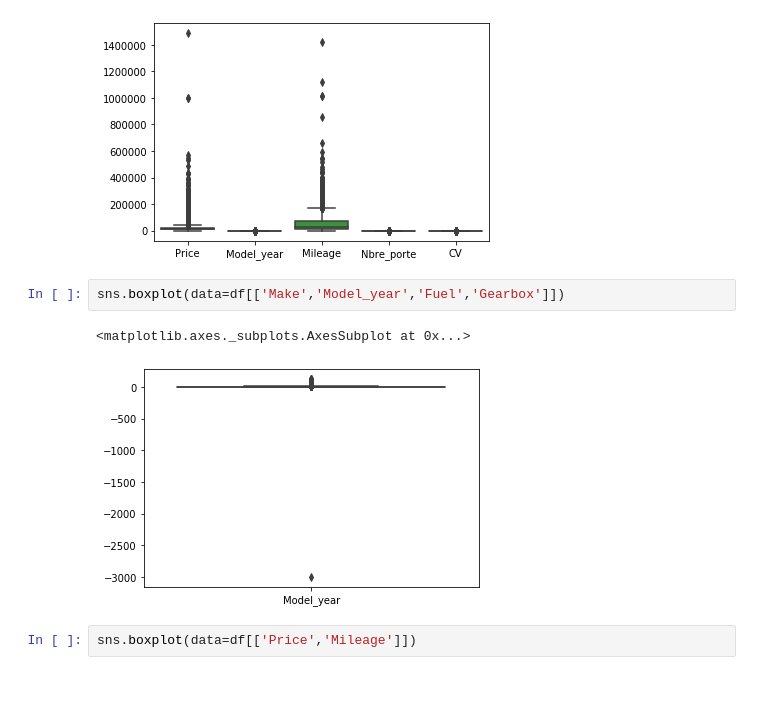
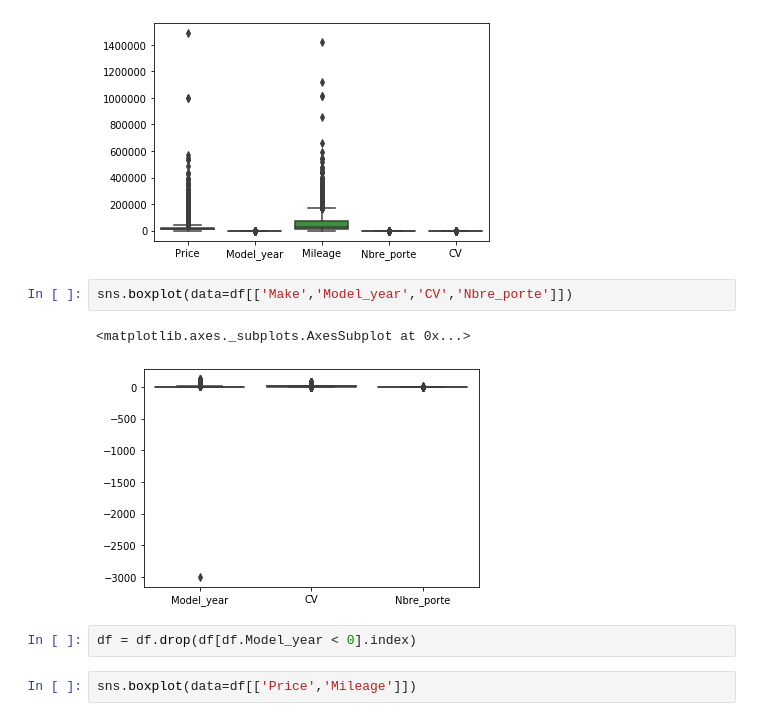
Before and after one commit to bnpoirier/data_project, a Jupyter notebook: main-Copy1.ipynb, the cells around one changed output. Saved outputs shown, nothing was run; the diff lists cells and outputs as text; blank space fills up the shorter version.

```diff
--- a/main-Copy1.ipynb
+++ b/main-Copy1.ipynb
@@ -180,10 +178,12 @@ sns.boxplot(data=df)
 <matplotlib.axes._subplots.AxesSubplot at 0x...>
 [figure]
 # %%
-sns.boxplot(data=df[['Make','Model_year','Fuel','Gearbox']])
+sns.boxplot(data=df[['Make','Model_year','CV','Nbre_porte']])
 # %% [output]
 <matplotlib.axes._subplots.AxesSubplot at 0x...>
-[figure, old version]
+[figure, new version]
+# %%
+df = df.drop(df[df.Model_year < 0].index)
 # %%
 sns.boxplot(data=df[['Price','Mileage']])
 # %% [output]
```
Also changed, not shown: parts of 28 cells of this notebook.
